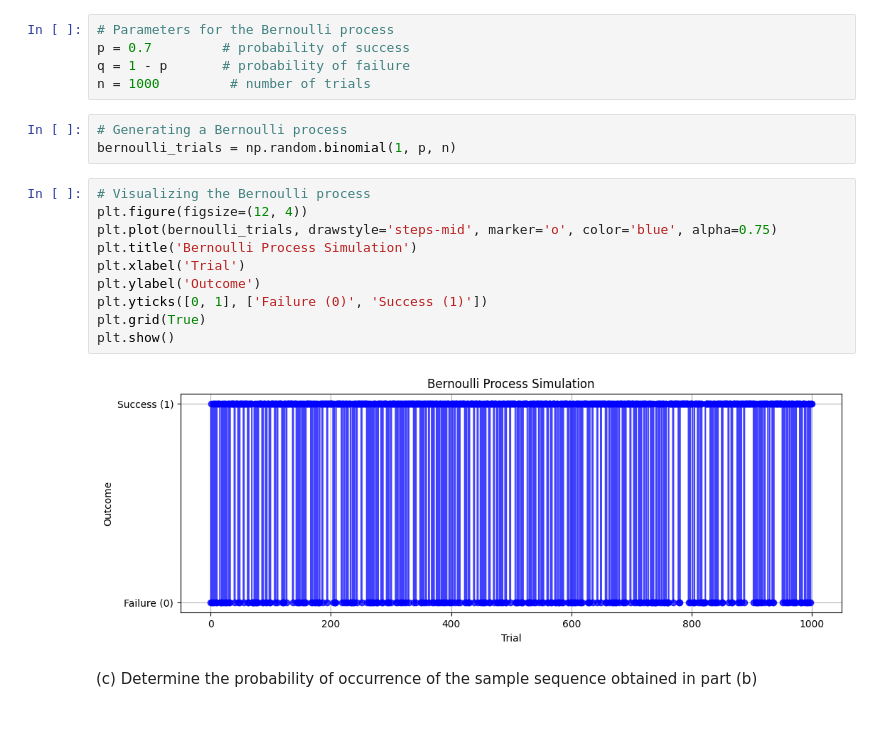
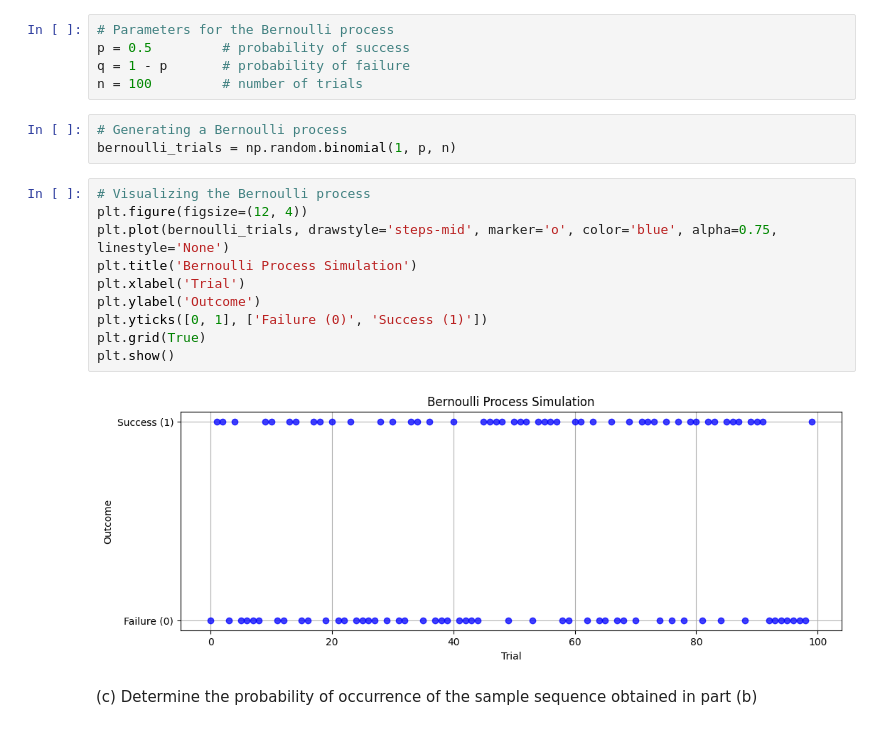
Before and after one commit to lnhutnam/MTT012, a Jupyter notebook: HCMUS_MTT012_StochasticProcess/HW_A1.ipynb, the cells around one changed output. Saved outputs shown, nothing was run; the diff lists cells and outputs as text.

```diff
--- a/HCMUS_MTT012_StochasticProcess/HW_A1.ipynb
+++ b/HCMUS_MTT012_StochasticProcess/HW_A1.ipynb
@@ -28,24 +48,24 @@ Formally, at each trial $n$, we have:
 (b) Construct a typical sample sequence of the Bernoulli process.
 # %%
 # Parameters for the Bernoulli process
-p = 0.7         # probability of success
+p = 0.5         # probability of success
 q = 1 - p       # probability of failure
-n = 1000         # number of trials
+n = 100         # number of trials
 # %%
 # Generating a Bernoulli process
 bernoulli_trials = np.random.binomial(1, p, n)
 # %%
 # Visualizing the Bernoulli process
 plt.figure(figsize=(12, 4))
-plt.plot(bernoulli_trials, drawstyle='steps-mid', marker='o', color='blue', alpha=0.75)
+plt.plot(bernoulli_trials, drawstyle='steps-mid', marker='o', color='blue', alpha=0.75, linestyle='None')
 plt.title('Bernoulli Process Simulation')
 plt.xlabel('Trial')
 plt.ylabel('Outcome')
 plt.yticks([0, 1], ['Failure (0)', 'Success (1)'])
 plt.grid(True)
 plt.show()
 # %% [output]
-[figure, old version]
+[figure, new version]
 # %% [markdown]
 (c) Determine the probability of occurrence of the sample sequence obtained in part (b)
 # %%
```
Also changed, not shown: parts of 63 cells of this notebook, 8 other files.
